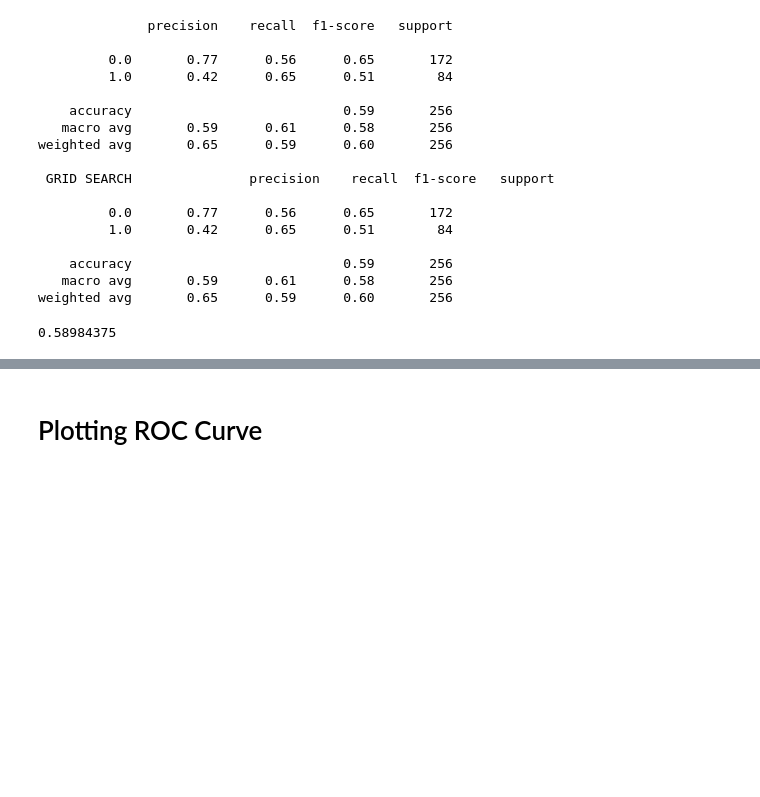
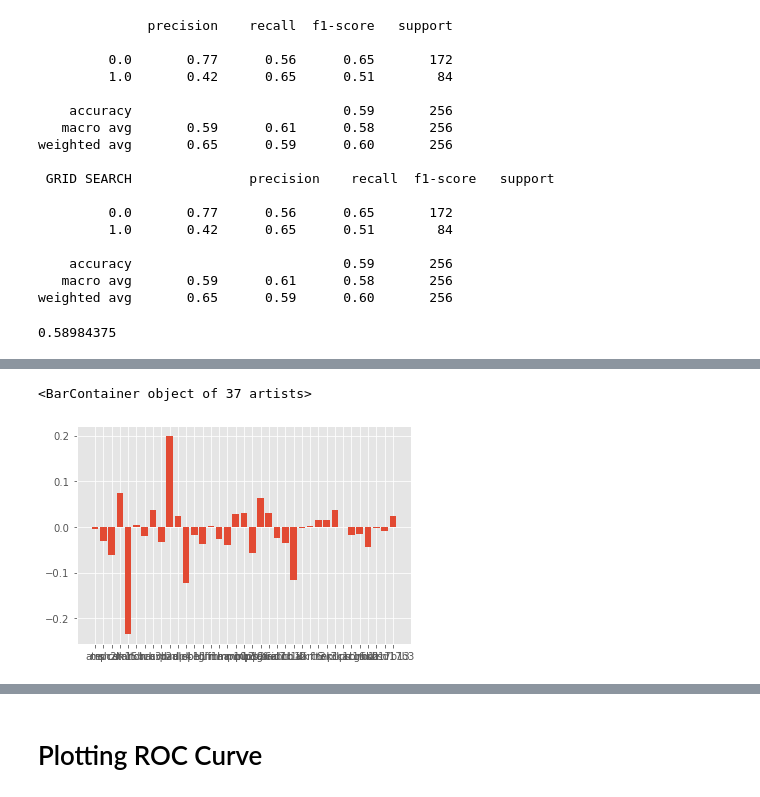
Before and after one commit to Cpizzle1/capstone2, a Jupyter notebook: notebooks/Models.ipynb, the cells around one changed output, grey strips where cells are left out. Saved outputs shown, nothing was run; the diff lists cells and outputs as text; code cells hidden in the pictures; blank space fills up the shorter version.

Commit message:
better logistic lasso adjusted models

```diff
--- a/notebooks/Models.ipynb
+++ b/notebooks/Models.ipynb
@@ -318,0 +325,7 @@ print(accuracy_score(y_test, logistic2_y_hats))
+# %%
+# logisticGrid_best_model.coef_[]
+lst_coefs = []
+for name, coef in zip(X.columns[1:], logisticGrid_best_model.coef_[0]):
+#     if logisticGrid_best_model.coef_[0] !=0.0000:
+    lst_coefs.append((name, coef))
+    print("{0}: {1:0.4f}".format(name, coef))
@@ -318,0 +350,14 @@ print(accuracy_score(y_test, logistic2_y_hats))
+# %%
+# df_vif_2 = pd.DataFrame(log_coef_reshape, index = [X.columns], columns =['VIF value'] )
+# df_vif_2
+# vif_dict = dict(zip(X.columns, logistic_coefs))
+# vif_dict
+
+lst_coefs
+vif_dict = {}
+for i in lst_coefs:
+    if i[1] != 0:
+        vif_dict[i[0]] = i[1]
+
+vif_dict
+#     print (i[0])
@@ -318,0 +382,8 @@ print(accuracy_score(y_test, logistic2_y_hats))
+# %%
+
+
+
+plt.bar(vif_dict.keys(), vif_dict.values())
+# %% [output]
+<BarContainer object of 37 artists>
+[figure, added]
```
Also changed, not shown: parts of 12 cells of this notebook, 3 other files.
